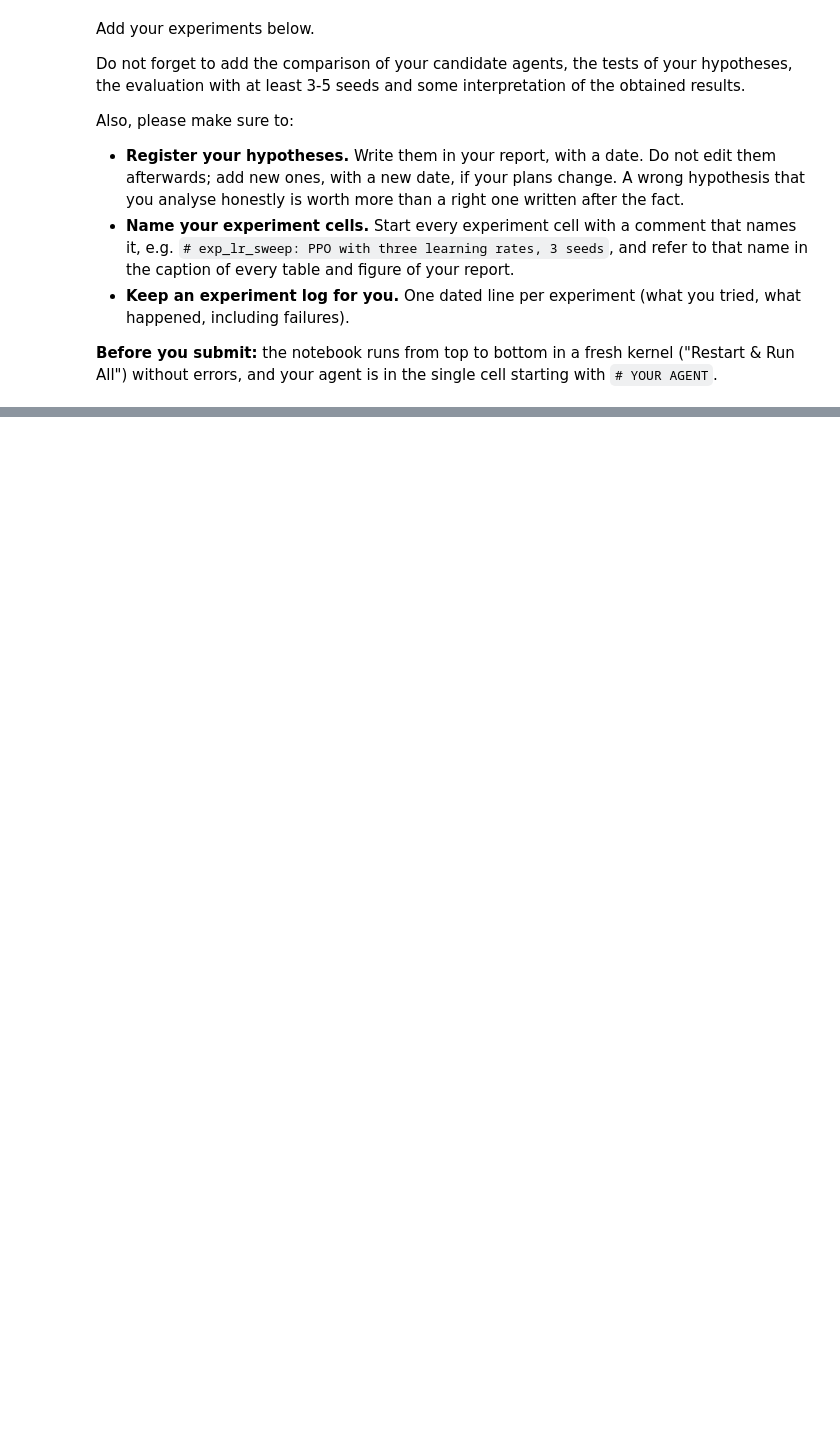
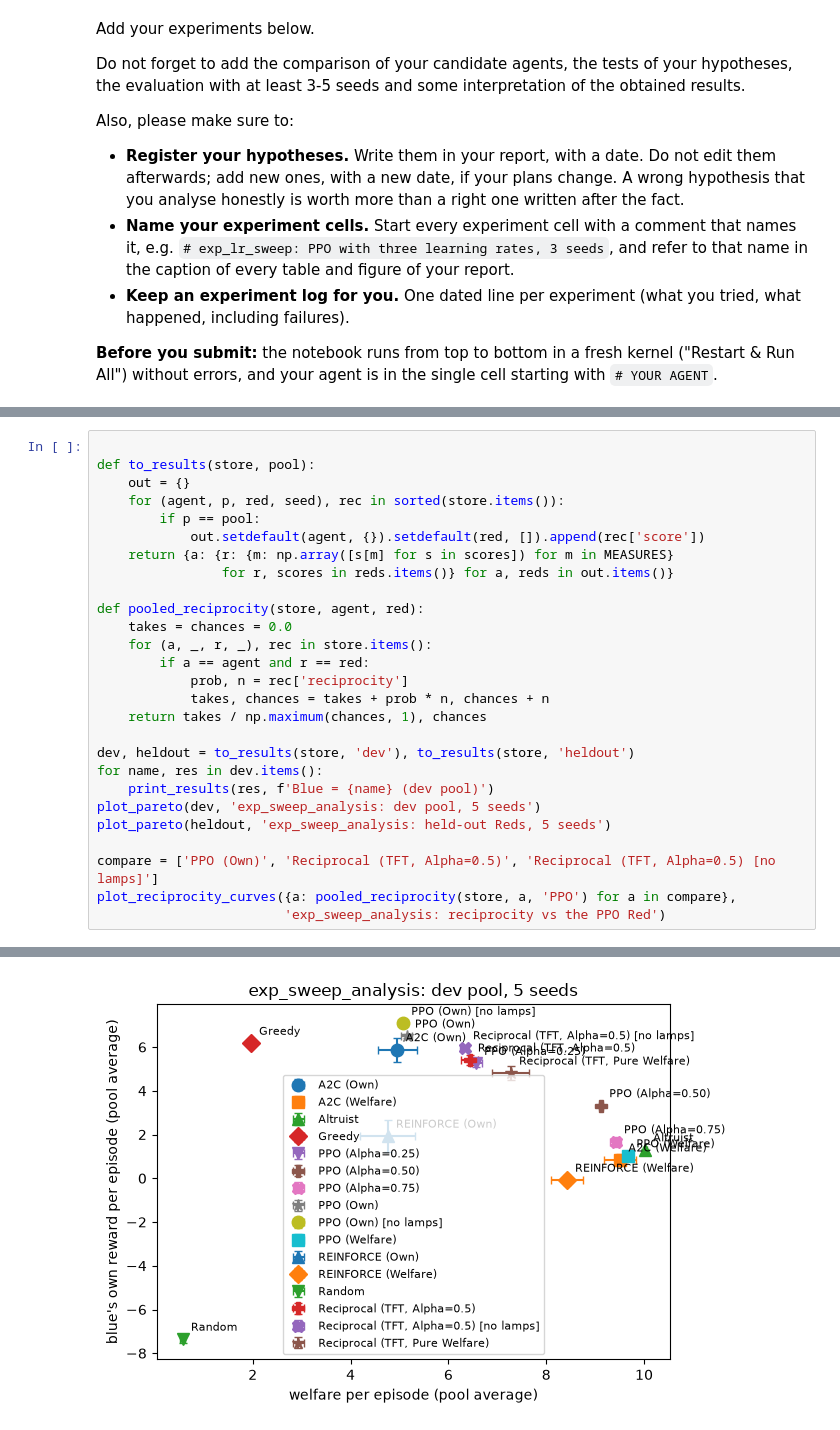
Before and after one commit to Bartva1/assignment1, a Jupyter notebook: Assignment1-baseline.ipynb, the cells around one changed output, grey strips where cells are left out. Cells and saved outputs as stored; diff of their text form; blank space fills up the shorter version.

```diff
--- a/Assignment1-baseline.ipynb
+++ b/Assignment1-baseline.ipynb
@@ -990,0 +1061,28 @@ plot_pareto(
+# %%
+
+def to_results(store, pool):
+    out = {}
+    for (agent, p, red, seed), rec in sorted(store.items()):
+        if p == pool:
+            out.setdefault(agent, {}).setdefault(red, []).append(rec['score'])
+    return {a: {r: {m: np.array([s[m] for s in scores]) for m in MEASURES}
+                for r, scores in reds.items()} for a, reds in out.items()}
+
+def pooled_reciprocity(store, agent, red):
+    takes = chances = 0.0
+    for (a, _, r, _), rec in store.items():
+        if a == agent and r == red:
+            prob, n = rec['reciprocity']
+            takes, chances = takes + prob * n, chances + n
+    return takes / np.maximum(chances, 1), chances
+
+dev, heldout = to_results(store, 'dev'), to_results(store, 'heldout')
+for name, res in dev.items():
+    print_results(res, f'Blue = {name} (dev pool)')
+plot_pareto(dev, 'exp_sweep_analysis: dev pool, 5 seeds')
+plot_pareto(heldout, 'exp_sweep_analysis: held-out Reds, 5 seeds')
+
+compare = ['PPO (Own)', 'Reciprocal (TFT, Alpha=0.5)', 'Reciprocal (TFT, Alpha=0.5) [no lamps]']
+plot_reciprocity_curves({a: pooled_reciprocity(store, a, 'PPO') for a in compare},
+                        'exp_sweep_analysis: reciprocity vs the PPO Red')
+# %% [output]
@@ -990,0 +1106 @@ plot_pareto(
+[figure, added]
```
Also changed, not shown: parts of 8 cells of this notebook, 3 other files.
